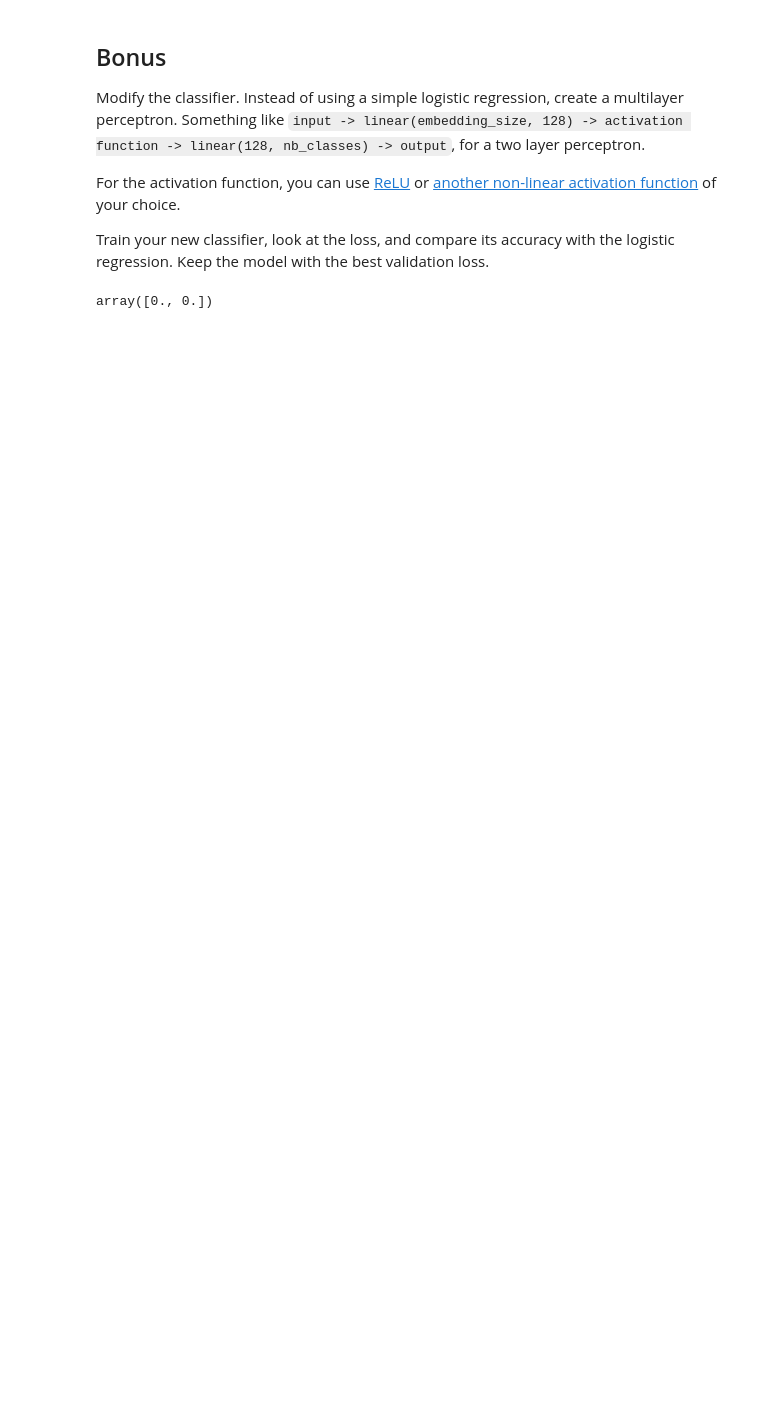
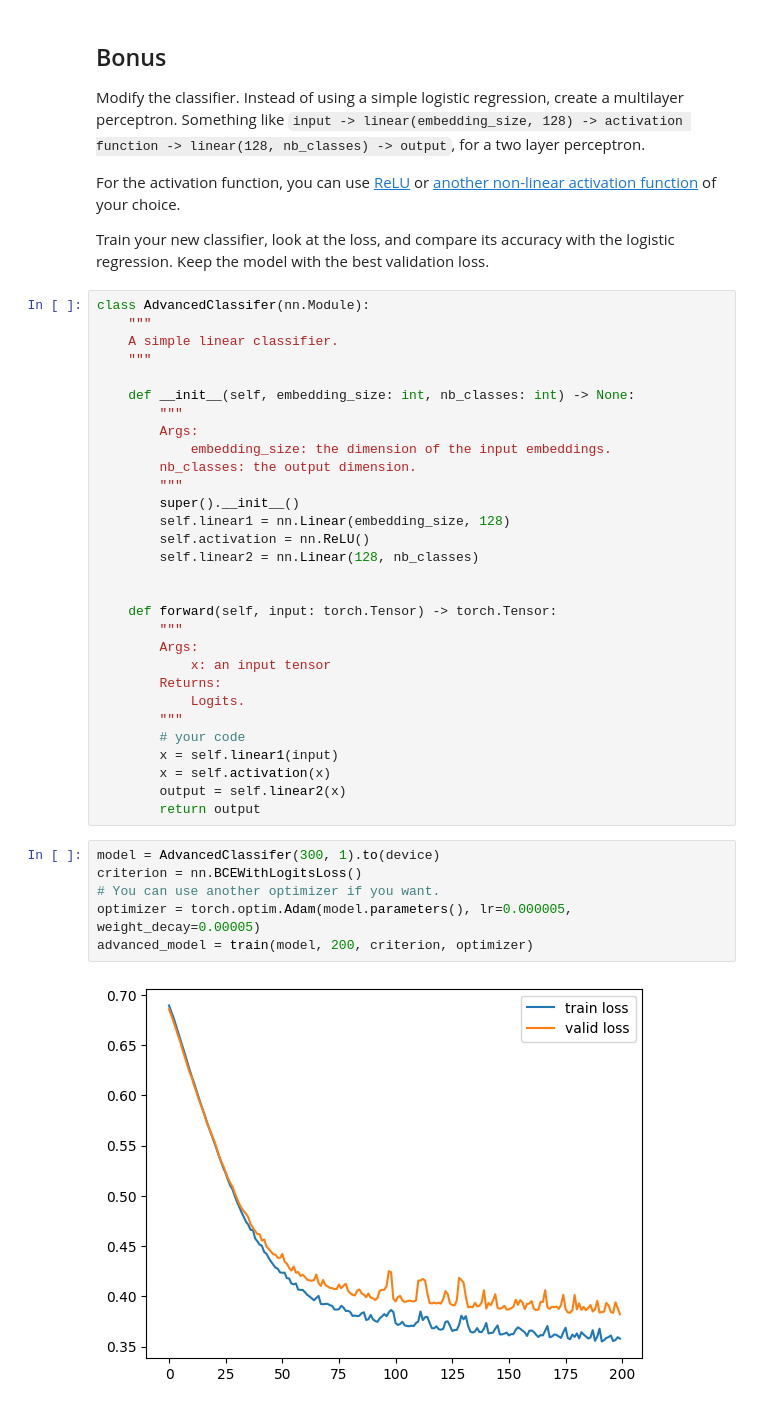
Before and after one commit to meliioko/nlp_tp_3, a Jupyter notebook: fill_your_own_glove.ipynb, the cells around one changed output. Drawn from its saved outputs; the diff is of its cells as text; blank space fills up the shorter version.

```diff
--- a/fill_your_own_glove.ipynb
+++ b/fill_your_own_glove.ipynb
@@ -379,5 +410,40 @@ For the activation function, you can use [ReLU](https://pytorch.org/docs/stable/
 
 Train your new classifier, look at the loss, and compare its accuracy with the logistic regression. Keep the model with the best validation loss.
 # %%
+class AdvancedClassifer(nn.Module):
+    """
+    A simple linear classifier.
+    """
+
+    def __init__(self, embedding_size: int, nb_classes: int) -> None:
+        """
+        Args:
+            embedding_size: the dimension of the input embeddings.
+        nb_classes: the output dimension.
+        """
+        super().__init__()
+        self.linear1 = nn.Linear(embedding_size, 128)
+        self.activation = nn.ReLU()
+        self.linear2 = nn.Linear(128, nb_classes)
+
+
+    def forward(self, input: torch.Tensor) -> torch.Tensor:
+        """
+        Args:
+            x: an input tensor
+        Returns:
+            Logits.
+        """
+        # your code
+        x = self.linear1(input)
+        x = self.activation(x)
+        output = self.linear2(x)
+        return output
-# %% [output]
-array([0., 0.])
+# %%
+model = AdvancedClassifer(300, 1).to(device)
+criterion = nn.BCEWithLogitsLoss()
+# You can use another optimizer if you want.
+optimizer = torch.optim.Adam(model.parameters(), lr=0.000005, weight_decay=0.00005)
+advanced_model = train(model, 200, criterion, optimizer)
+# %% [output]
+[figure, added]
```
Also changed, not shown: parts of 13 cells of this notebook.
